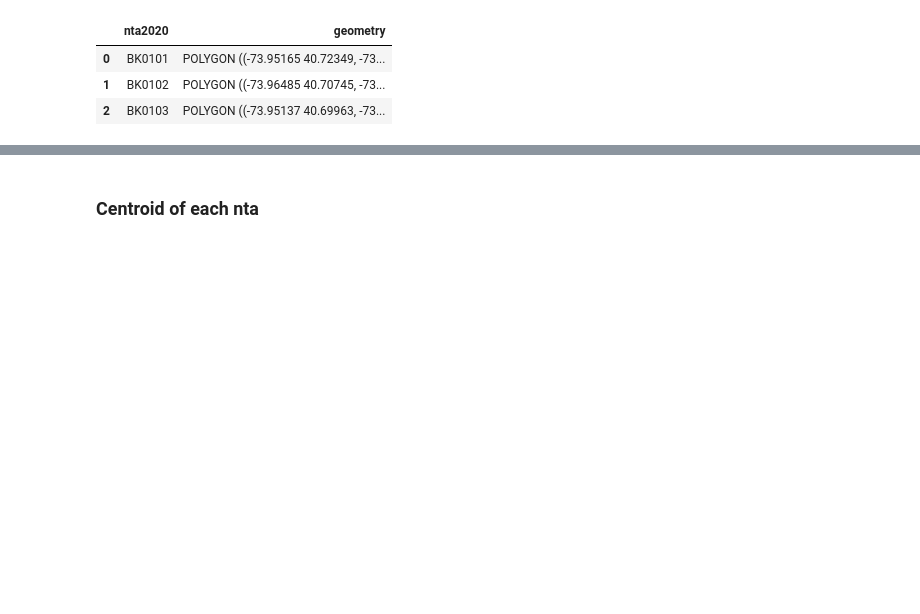
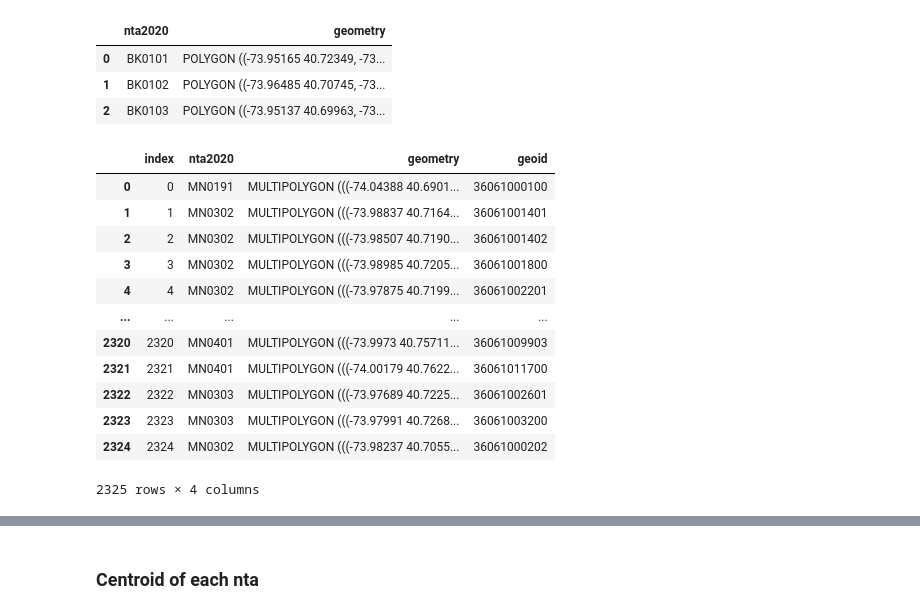
Before and after one commit to skrigel/nyc_food_supply_gap_analysis, a Jupyter notebook: nyc_nta_neighborhood_analysis.ipynb, the cells around one changed output, grey strips where cells are left out. Saved outputs shown, nothing was run; the diff lists cells and outputs as text; code cells hidden in the pictures; blank space fills up the shorter version.

```diff
--- a/nyc_nta_neighborhood_analysis.ipynb
+++ b/nyc_nta_neighborhood_analysis.ipynb
@@ -121,6 +137,11 @@ nta_geoms = (
     .reset_index()
 )
 
+tract_geoms = (
+    tracts_ll[['nta2020', 'geometry', 'geoid']]
+    .reset_index()
+)
+
 print("Unique NTAs from tracts:", nta_geoms.shape[0])
 nta_geoms.head(3)
 # %% [output]
@@ -130,6 +151,22 @@ Unique NTAs from tracts: 262
 | 0 | BK0101 | POLYGON ((-73.95165 40.72349, -73... |
 | 1 | BK0102 | POLYGON ((-73.96485 40.70745, -73... |
 | 2 | BK0103 | POLYGON ((-73.95137 40.69963, -73... |
+# %%
+tract_geoms
+# %% [output]
+|  | index | nta2020 | geometry | geoid |
+| 0 | 0 | MN0191 | MULTIPOLYGON (((-74.04388 40.6901... | 36061000100 |
+| 1 | 1 | MN0302 | MULTIPOLYGON (((-73.98837 40.7164... | 36061001401 |
+| 2 | 2 | MN0302 | MULTIPOLYGON (((-73.98507 40.7190... | 36061001402 |
+| 3 | 3 | MN0302 | MULTIPOLYGON (((-73.98985 40.7205... | 36061001800 |
+| 4 | 4 | MN0302 | MULTIPOLYGON (((-73.97875 40.7199... | 36061002201 |
+| ... | ... | ... | ... | ... |
+| 2320 | 2320 | MN0401 | MULTIPOLYGON (((-73.9973 40.75711... | 36061009903 |
+| 2321 | 2321 | MN0401 | MULTIPOLYGON (((-74.00179 40.7622... | 36061011700 |
+| 2322 | 2322 | MN0303 | MULTIPOLYGON (((-73.97689 40.7225... | 36061002601 |
+| 2323 | 2323 | MN0303 | MULTIPOLYGON (((-73.97991 40.7268... | 36061003200 |
+| 2324 | 2324 | MN0302 | MULTIPOLYGON (((-73.98237 40.7055... | 36061000202 |
+2325 rows × 4 columns
 # %%
 
 # ---- Join metrics onto NTA polygons ----
```
Also changed, not shown: parts of 3 cells of this notebook, 5 other files.
